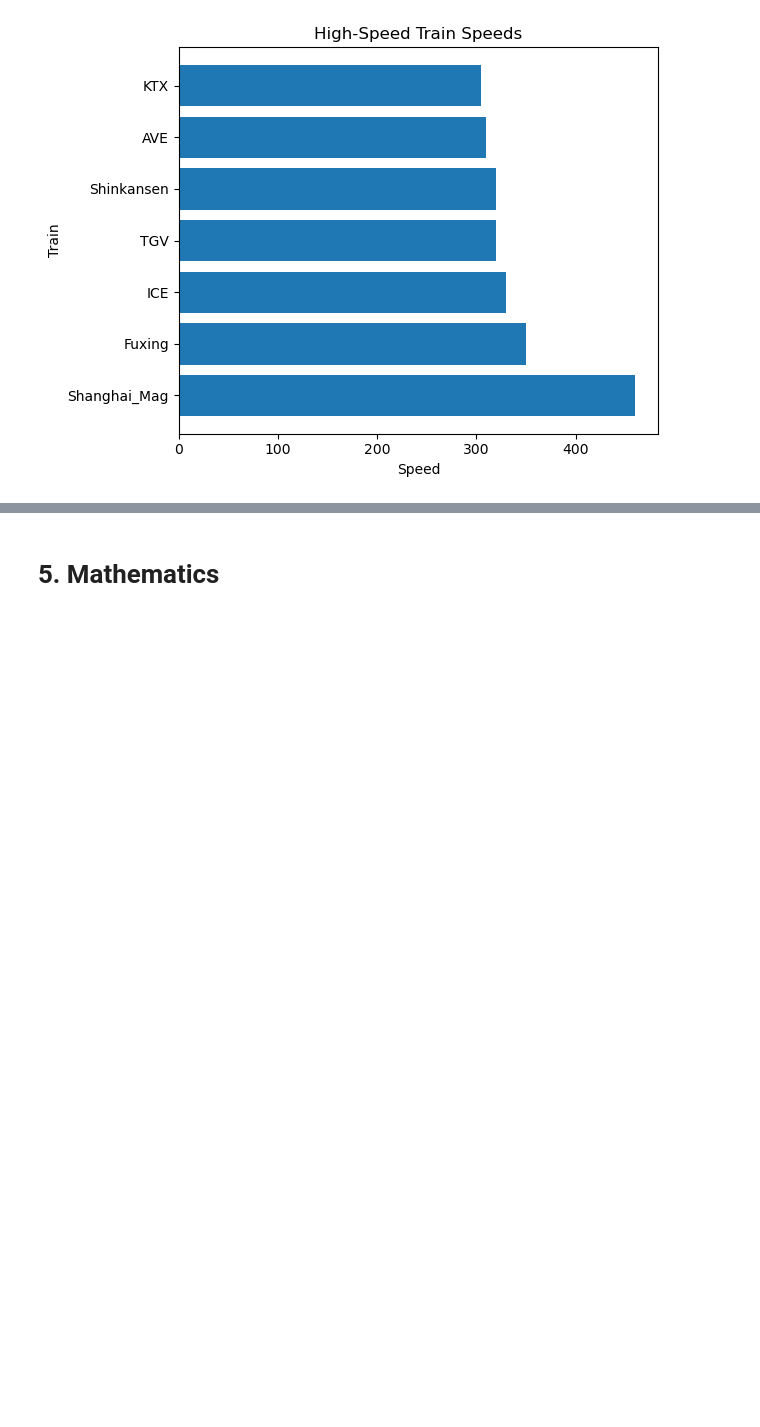
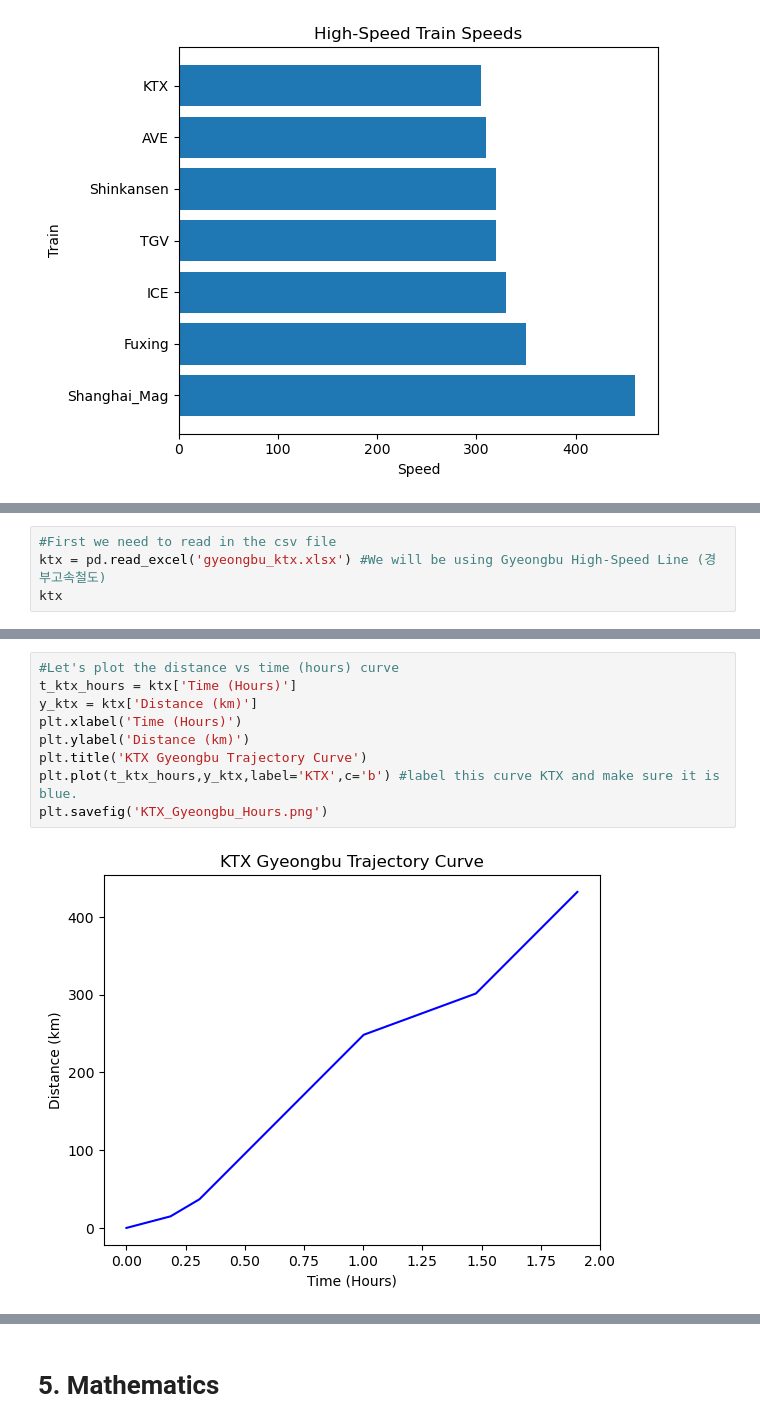
Before and after one commit to lotlouischoitslab/Computational_Transportation_Science, a Jupyter notebook: 00Transportation_Intro/01Louis_Python_Notes.ipynb, the cells around one changed output, grey strips where cells are left out. Drawn from its saved outputs; the diff is of its cells as text; blank space fills up the shorter version.

```diff
--- a/00Transportation_Intro/01Louis_Python_Notes.ipynb
+++ b/00Transportation_Intro/01Louis_Python_Notes.ipynb
@@ -315,0 +375,4 @@ plt.show()
+# %%
+#First we need to read in the csv file
+ktx = pd.read_excel('gyeongbu_ktx.xlsx') #We will be using Gyeongbu High-Speed Line (경부고속철도)
+ktx
@@ -315,0 +392,11 @@ plt.show()
+# %%
+#Let's plot the distance vs time (hours) curve
+t_ktx_hours = ktx['Time (Hours)']
+y_ktx = ktx['Distance (km)']
+plt.xlabel('Time (Hours)')
+plt.ylabel('Distance (km)')
+plt.title('KTX Gyeongbu Trajectory Curve')
+plt.plot(t_ktx_hours,y_ktx,label='KTX',c='b') #label this curve KTX and make sure it is blue.
+plt.savefig('KTX_Gyeongbu_Hours.png')
+# %% [output]
+[figure, added]
```
Also changed, not shown: parts of 19 cells of this notebook, 10 other files.
